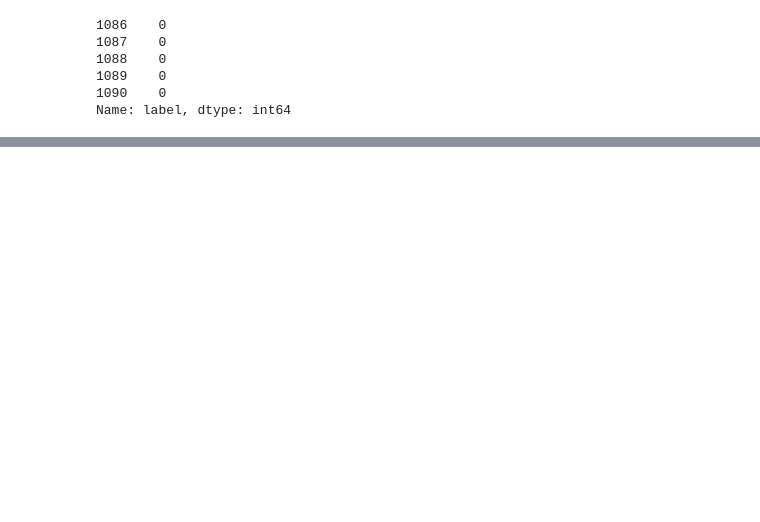
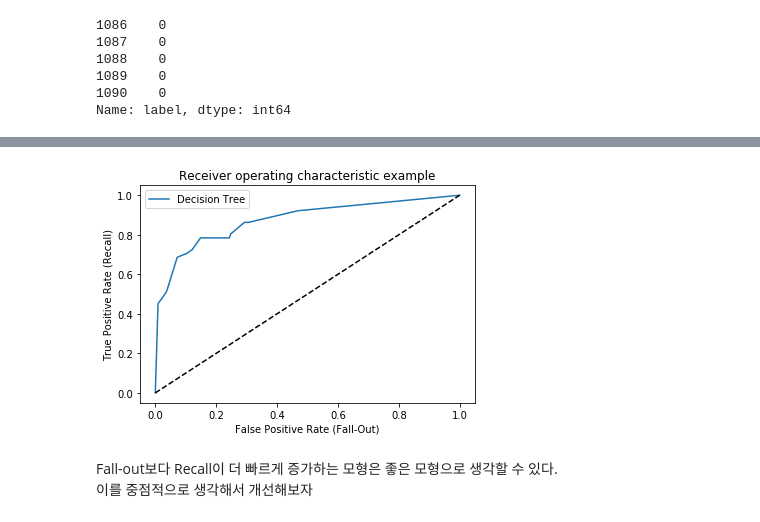
Before and after one commit to wonyoungseo/content-worth-debut-artist-classification-project, a Jupyter notebook: modeling/modeling_1.ipynb, the cells around one changed output, grey strips where cells are left out. Cells and saved outputs as stored; diff of their text form; code cells hidden in the pictures; blank space fills up the shorter version.

Commit message:
ROC Curve added.

```diff
--- a/modeling/modeling_1.ipynb
+++ b/modeling/modeling_1.ipynb
@@ -84,7 +83,7 @@ from sklearn.model_selection import train_test_split
 X_train, X_test, y_train, y_test = train_test_split(dfX, dfy, test_size=0.25, random_state=0)
 # %%
 from sklearn.tree import DecisionTreeClassifier
-model = DecisionTreeClassifier(criterion='entropy', max_depth=30, min_samples_leaf=5).fit(X_train, y_train)
+model = DecisionTreeClassifier(criterion='entropy', max_depth=5, min_samples_leaf=7).fit(X_train, y_train)
 # %%
 from sklearn.metrics import confusion_matrix
 # %%
@@ -139,0 +163,19 @@ genre_soul 0.0
+# %%
+from sklearn.metrics import roc_curve
+
+fpr1, tpr1, thresholds1 = roc_curve(y_test, model.predict_proba(X_test)[:, 1])
+# %%
+import matplotlib.pyplot as plt
+
+plt.plot(fpr1, tpr1, label="Decision Tree")
+plt.legend()
+plt.plot([0, 1], [0, 1], 'k--', label="random guess")
+plt.xlabel('False Positive Rate (Fall-Out)')
+plt.ylabel('True Positive Rate (Recall)')
+plt.title('Receiver operating characteristic example')
+plt.show()
+# %% [output]
+[figure, added]
+# %% [markdown]
+Fall-out보다 Recall이 더 빠르게 증가하는 모형은 좋은 모형으로 생각할 수 있다.
+이를 중점적으로 생각해서 개선해보자
```
Also changed, not shown: parts of 8 cells of this notebook.
